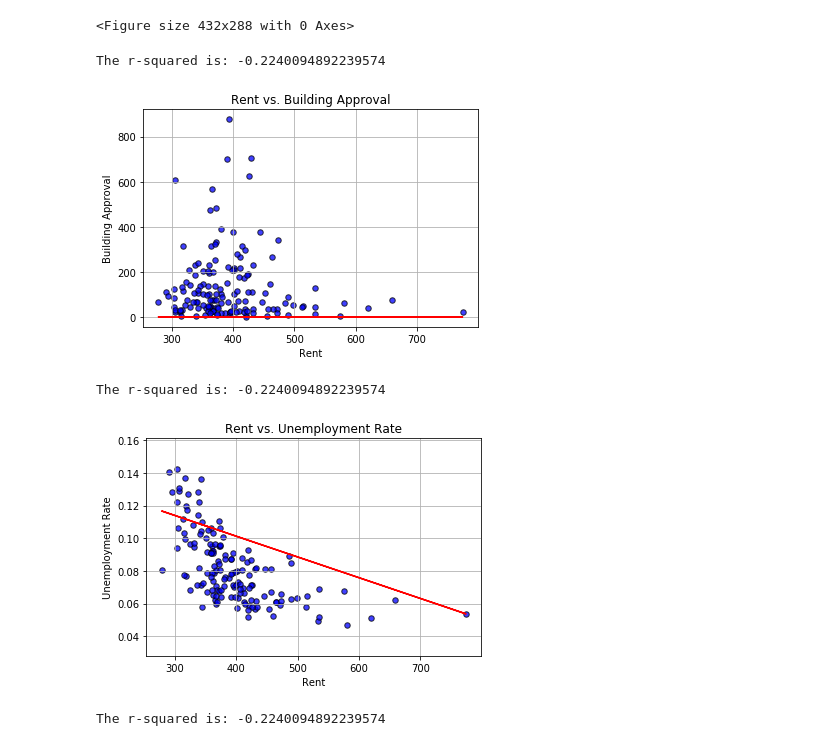
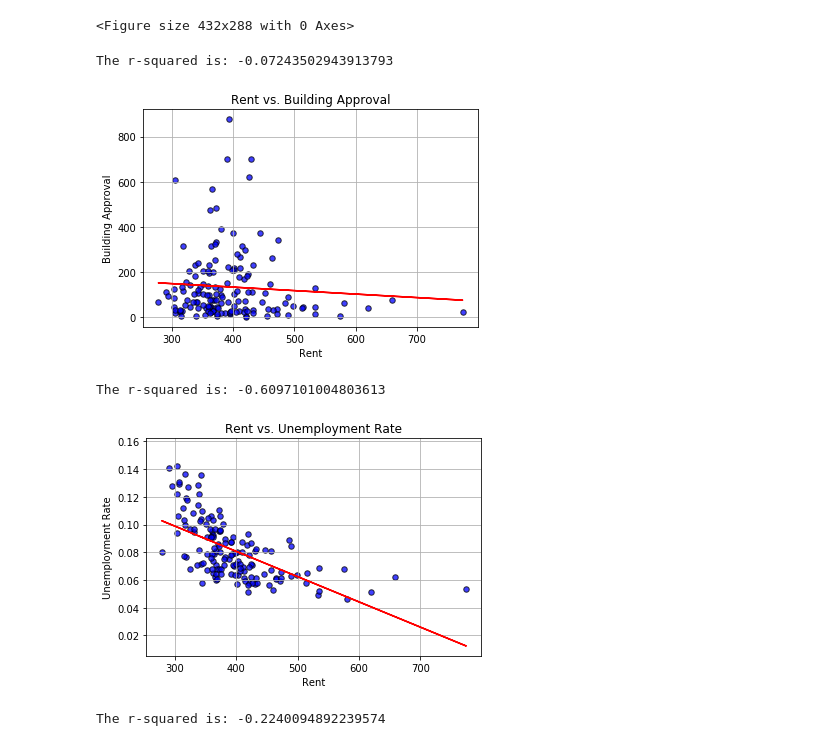
Before and after one commit to jiroken25/project-property, a Jupyter notebook: ProjectCombined.ipynb, the cells around one changed output. Drawn from its saved outputs; the diff is of its cells as text; code cells hidden in the pictures.

```diff
--- a/ProjectCombined.ipynb
+++ b/ProjectCombined.ipynb
@@ -208,7 +208,7 @@ plt.title(f"Rent vs. Building Approval")
 plt.xlabel('Rent')
 plt.ylabel('Building Approval')
 
-(slope, intercept, rvalue, pvalue, stderr) = st.linregress(aff_df['median_rent'], aff_df['unoccupied_rate'])
+(slope, intercept, rvalue, pvalue, stderr) = st.linregress(aff_df['median_rent'], aff_df['yearly building_approval'])
 regress_values = aff_df['median_rent'] * slope + intercept
 line_eq = "y = " + str(round(slope,4)) + "x + " + str(round(intercept,4))
 
@@ -218,30 +218,30 @@ print(f"The r-squared is: {rvalue}")
 plt.savefig("Rent vs. Building Approval.png")
 plt.show()
 # %% [output]
-The r-squared is: -0.2240094892239574
+The r-squared is: -0.07243502943913793
-[figure, old version]
+[figure, new version]
 # %%
 
 
 plt.scatter(aff_df['median_rent'],aff_df['unemployment_rate'], marker="o", facecolors="blue", edgecolors="black",s=30, alpha=0.75)
 plt.grid()
 
 plt.title(f"Rent vs. Unemployment Rate")
 plt.xlabel('Rent')
 plt.ylabel('Unemployment Rate')
 
-(slope, intercept, rvalue, pvalue, stderr) = st.linregress(aff_df['median_rent'], aff_df['unoccupied_rate'])
+(slope, intercept, rvalue, pvalue, stderr) = st.linregress(aff_df['median_rent'], aff_df['unemployment_rate'])
 regress_values = aff_df['median_rent'] * slope + intercept
 line_eq = "y = " + str(round(slope,4)) + "x + " + str(round(intercept,4))
 
 plt.plot(aff_df['median_rent'],regress_values,"r-")
 print(f"The r-squared is: {rvalue}")
 
 plt.savefig("Rent vs. Unemployment Rate.png")
 plt.show()
 # %% [output]
-The r-squared is: -0.2240094892239574
+The r-squared is: -0.6097101004803613
-[figure, old version]
+[figure, new version]
 # %%
 
 plt.scatter(aff_df['median_rent'],aff_df['unoccupied_rate'], marker="o", facecolors="blue", edgecolors="black",s=30, alpha=0.75)
```
Also changed, not shown: parts of 3 cells of this notebook, 3 other files.
